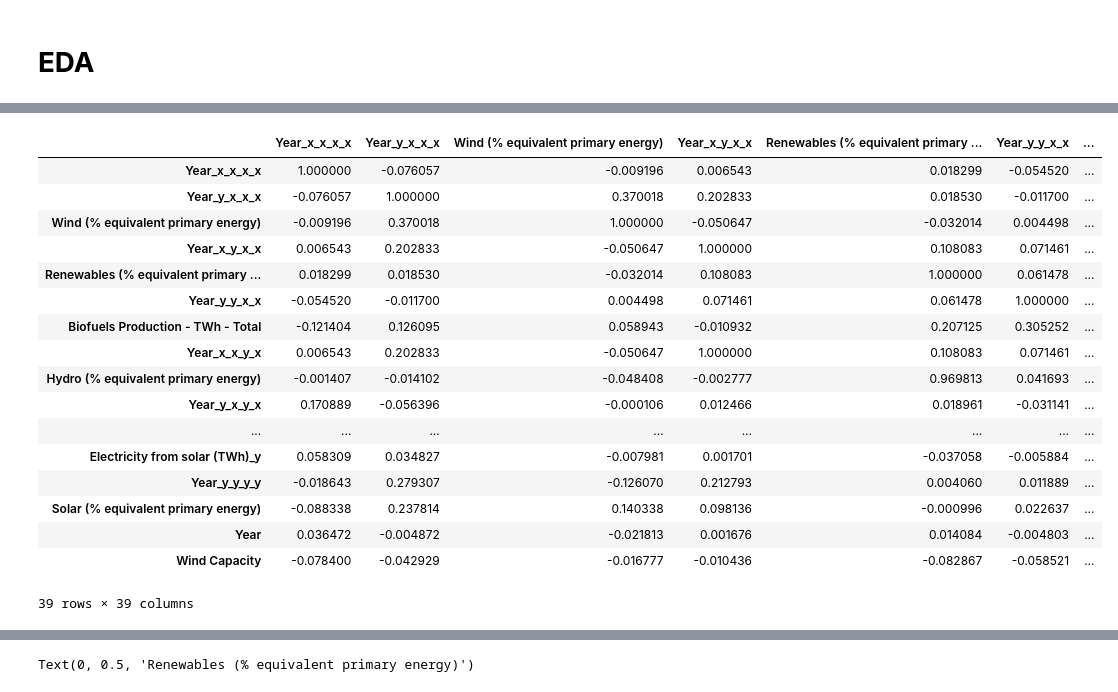
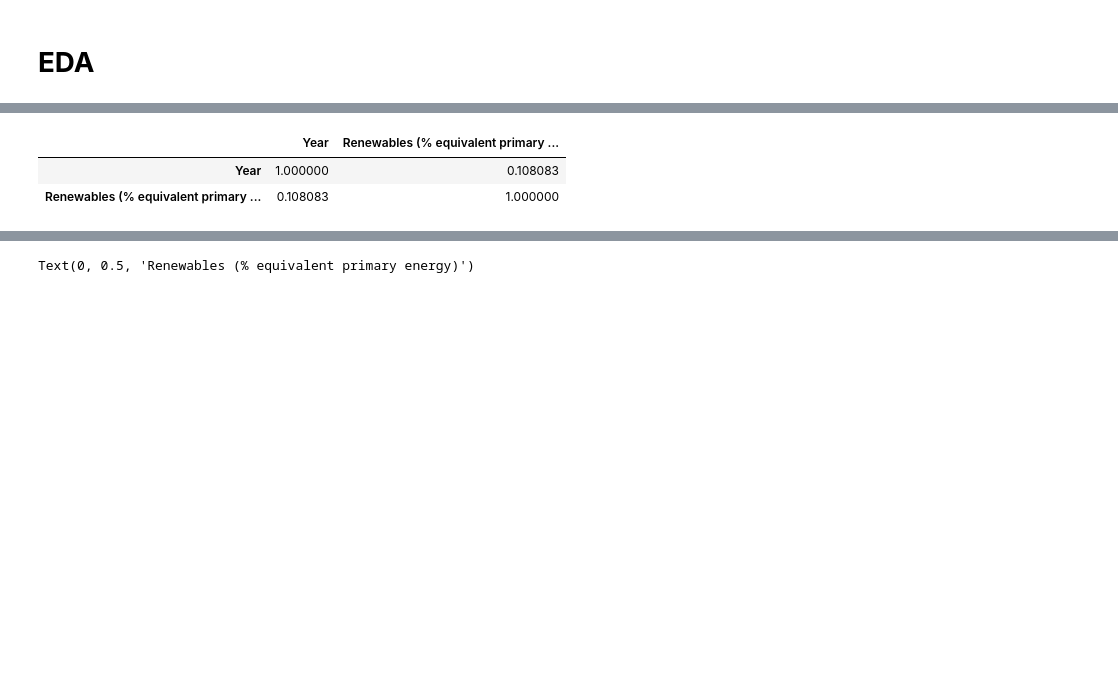
Before and after one commit to iclalseymakoca/Renewable_Energy, a Jupyter notebook: Renewable_Energy.ipynb, the cells around one changed output, grey strips where cells are left out. Cells and saved outputs as stored; diff of their text form; code cells hidden in the pictures; blank space fills up the shorter version.

```diff
--- a/Renewable_Energy.ipynb
+++ b/Renewable_Energy.ipynb
@@ -194,21 +267,6 @@ df.describe()
 # %%
-df.corr()
+renewable_share_energ.corr()
 # %% [output]
-|  | Year_x_x_x_x | Year_y_x_x_x | Wind (% equivalent primary energy) | Year_x_y_x_x | Renewables (% equivalent primary ... | Year_y_y_x_x | ... |
-| Year_x_x_x_x | 1.000000 | -0.076057 | -0.009196 | 0.006543 | 0.018299 | -0.054520 | ... |
-| Year_y_x_x_x | -0.076057 | 1.000000 | 0.370018 | 0.202833 | 0.018530 | -0.011700 | ... |
-| Wind (% equivalent primary energy) | -0.009196 | 0.370018 | 1.000000 | -0.050647 | -0.032014 | 0.004498 | ... |
-| Year_x_y_x_x | 0.006543 | 0.202833 | -0.050647 | 1.000000 | 0.108083 | 0.071461 | ... |
-| Renewables (% equivalent primary ... | 0.018299 | 0.018530 | -0.032014 | 0.108083 | 1.000000 | 0.061478 | ... |
-| Year_y_y_x_x | -0.054520 | -0.011700 | 0.004498 | 0.071461 | 0.061478 | 1.000000 | ... |
-| Biofuels Production - TWh - Total | -0.121404 | 0.126095 | 0.058943 | -0.010932 | 0.207125 | 0.305252 | ... |
-| Year_x_x_y_x | 0.006543 | 0.202833 | -0.050647 | 1.000000 | 0.108083 | 0.071461 | ... |
-| Hydro (% equivalent primary energy) | -0.001407 | -0.014102 | -0.048408 | -0.002777 | 0.969813 | 0.041693 | ... |
-| Year_y_x_y_x | 0.170889 | -0.056396 | -0.000106 | 0.012466 | 0.018961 | -0.031141 | ... |
-| ... | ... | ... | ... | ... | ... | ... | ... |
-| Electricity from solar (TWh)_y | 0.058309 | 0.034827 | -0.007981 | 0.001701 | -0.037058 | -0.005884 | ... |
-| Year_y_y_y_y | -0.018643 | 0.279307 | -0.126070 | 0.212793 | 0.004060 | 0.011889 | ... |
-| Solar (% equivalent primary energy) | -0.088338 | 0.237814 | 0.140338 | 0.098136 | -0.000996 | 0.022637 | ... |
-| Year | 0.036472 | -0.004872 | -0.021813 | 0.001676 | 0.014084 | -0.004803 | ... |
-| Wind Capacity | -0.078400 | -0.042929 | -0.016777 | -0.010436 | -0.082867 | -0.058521 | ... |
+|  | Year | Renewables (% equivalent primary ... |
+| Year | 1.000000 | 0.108083 |
+| Renewables (% equivalent primary ... | 0.108083 | 1.000000 |
-39 rows × 39 columns
```
Also changed, not shown: parts of 20 cells of this notebook.
